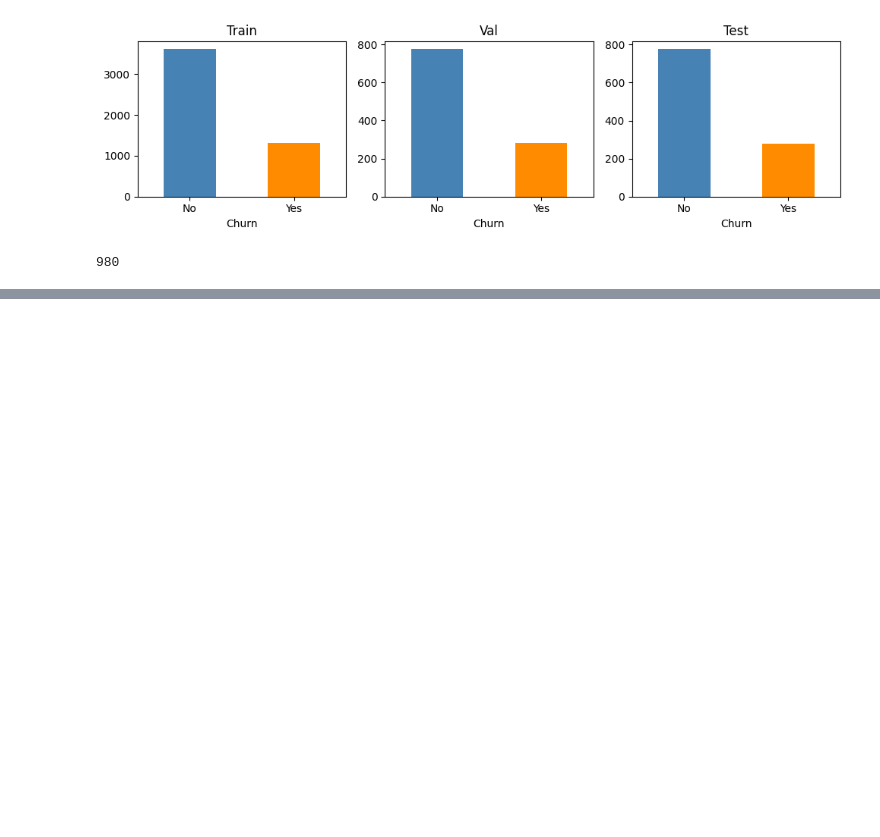
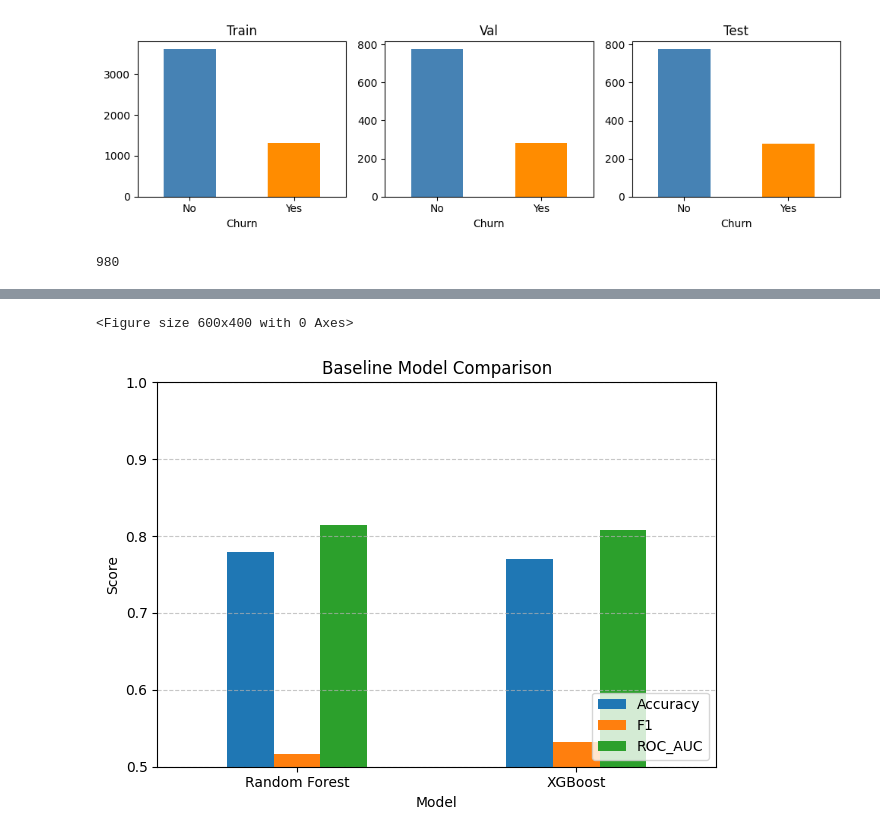
Before and after one commit to Michael-Cool/telco-churn-mlops, a Jupyter notebook: notebooks/model_training.ipynb, the cells around one changed output, grey strips where cells are left out. Saved outputs shown, nothing was run; the diff lists cells and outputs as text; code cells hidden in the pictures; blank space fills up the shorter version.

Commit message:
Add baseline Random Forest and XGBoost training with default parameters

```diff
--- a/notebooks/model_training.ipynb
+++ b/notebooks/model_training.ipynb
@@ -102,0 +131,30 @@ md = f"""# Model Input Overview
+# %%
+rf = RandomForestClassifier(random_state=42, n_jobs=-1)
+xgb = XGBClassifier(random_state=42, eval_metric="logloss", use_label_encoder=False)
+models = {"Random Forest": rf, "XGBoost": xgb}
+# %%
+results = []
+
+for name, model in models.items():
+    print(f"\nTraining {name}...")
+    start = time.time()
+    model.fit(X_train, y_train)
+    duration = round(time.time() - start, 2)
+
+    y_pred = model.predict(X_val)
+    y_proba = model.predict_proba(X_val)[:, 1]
+
+    acc = accuracy_score(y_val, y_pred)
+    f1 = f1_score(y_val, y_pred)
+    roc = roc_auc_score(y_val, y_proba)
+
+    results.append({
+        "Model": name,
+        "Accuracy": round(acc, 3),
+        "F1": round(f1, 3),
+        "ROC_AUC": round(roc, 3),
+        "Train_Time_s": duration
+    })
+
+df_results = pd.DataFrame(results)
+df_results
@@ -102,0 +171,13 @@ md = f"""# Model Input Overview
+# %%
+plt.figure(figsize=(6,4))
+df_results.set_index("Model")[["Accuracy", "F1", "ROC_AUC"]].plot(kind="bar", rot=0)
+plt.title("Baseline Model Comparison")
+plt.ylim(0.5, 1.0)
+plt.ylabel("Score")
+plt.grid(axis="y", linestyle="--", alpha=0.7)
+plt.legend(loc="lower right")
+plt.tight_layout()
+plt.show()
+# %% [output]
+<Figure size 600x400 with 0 Axes>
+[figure, added]
```
Also changed, not shown: parts of 4 cells of this notebook, 2 other files.
